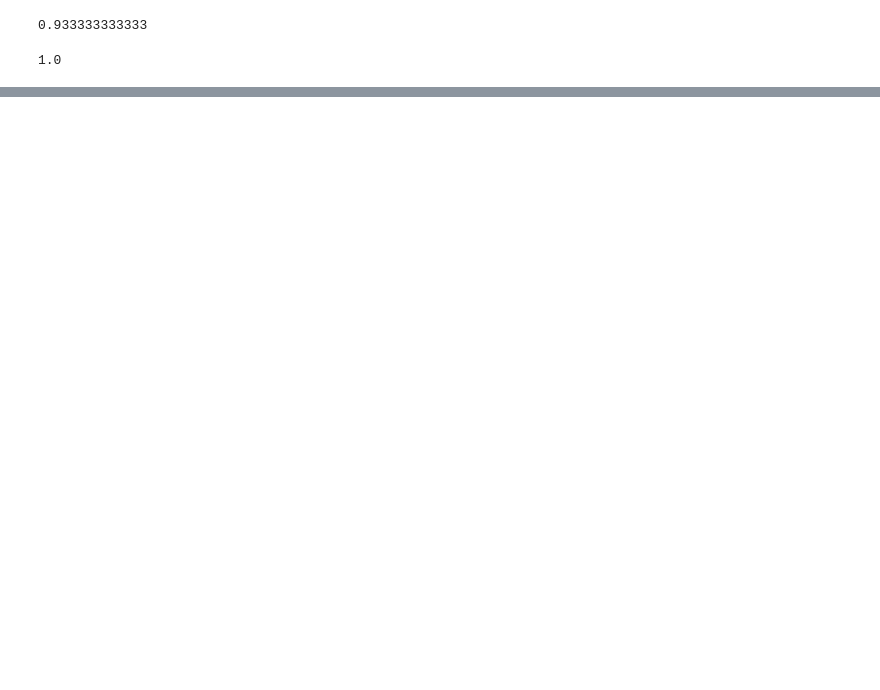
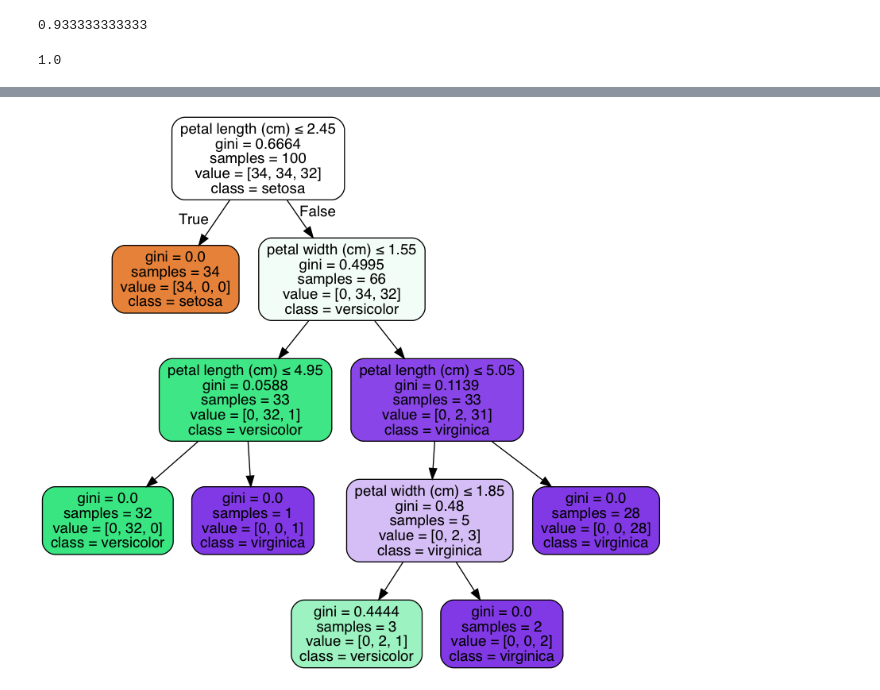
Before and after one commit to ml-mipt/ml-mipt-part1, a Jupyter notebook: 2017/seminars/04-trees/TreeVisualization.ipynb, the cells around one changed output, grey strips where cells are left out. Drawn from its saved outputs; the diff is of its cells as text; code cells hidden in the pictures; blank space fills up the shorter version.

Commit message:
Tree and small variations in data

```diff
--- a/2017/seminars/04-trees/TreeVisualization.ipynb
+++ b/2017/seminars/04-trees/TreeVisualization.ipynb
@@ -212,0 +219,3 @@ Image(graph.create_png())
+# %%
+model = tree.DecisionTreeClassifier(max_depth=4)
+print len(train_data)
@@ -212,0 +230,10 @@ Image(graph.create_png())
+# %%
+model.fit(train_data[:-20], train_target[:-20])
+filename = "first_tree.out"
+dot_data = tree.export_graphviz(model, out_file=filename,
+                         feature_names=iris.feature_names,
+                         class_names=iris.target_names,
+                         filled=True, rounded=True,
+                         special_characters=True)
+graph = pydotplus.graphviz.graph_from_dot_file(filename)
+Image(graph.create_png())
@@ -212,0 +242,12 @@ Image(graph.create_png())
+# %%
+model.fit(train_data[20:], train_target[20:])
+filename = "first_tree.out"
+dot_data = tree.export_graphviz(model, out_file=filename,
+                         feature_names=iris.feature_names,
+                         class_names=iris.target_names,
+                         filled=True, rounded=True,
+                         special_characters=True)
+graph = pydotplus.graphviz.graph_from_dot_file(filename)
+Image(graph.create_png())
+# %% [output]
+[figure, added]
```
Also changed, not shown: parts of 11 cells of this notebook.
